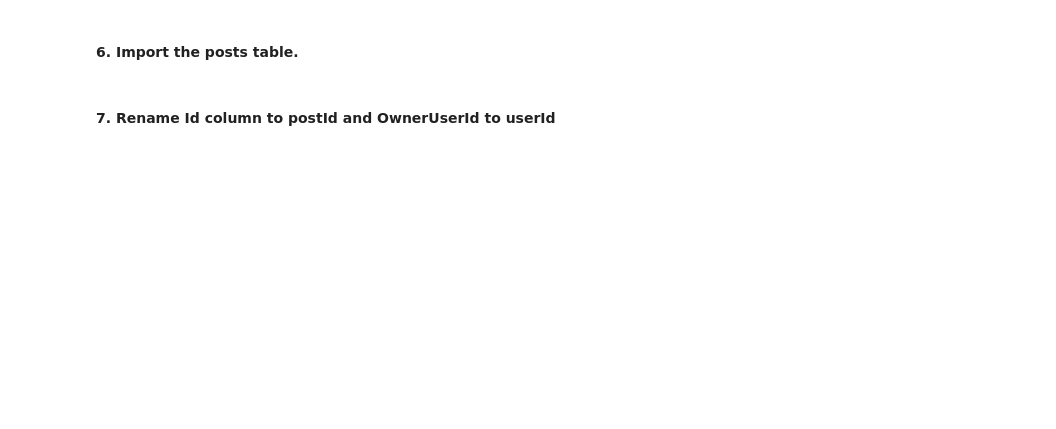
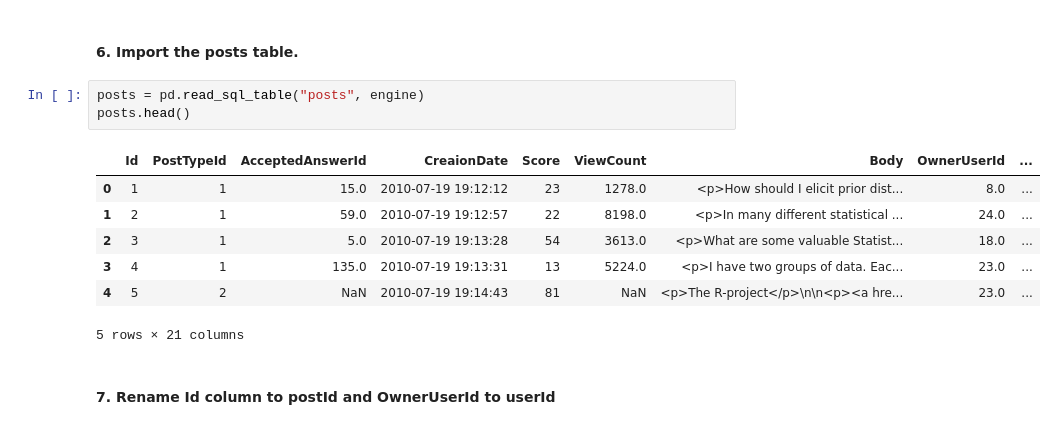
Before and after one commit to nicolas2192/dataptmad1019, a Jupyter notebook: module-1/lab-data_cleaning/your-code/main.ipynb, the cells around one changed output. Drawn from its saved outputs; the diff is of its cells as text; blank space fills up the shorter version.

```diff
--- a/module-1/lab-data_cleaning/your-code/main.ipynb
+++ b/module-1/lab-data_cleaning/your-code/main.ipynb
@@ -20,4 +32,15 @@ NameError: name 'create_engine' is not defined
 # %% [markdown]
 #### 6. Import the posts table.
+# %%
+posts = pd.read_sql_table("posts", engine)
+posts.head()
+# %% [output]
+|  | Id | PostTypeId | AcceptedAnswerId | CreaionDate | Score | ViewCount | Body | OwnerUserId | ... |
+| 0 | 1 | 1 | 15.0 | 2010-07-19 19:12:12 | 23 | 1278.0 | <p>How should I elicit prior dist... | 8.0 | ... |
+| 1 | 2 | 1 | 59.0 | 2010-07-19 19:12:57 | 22 | 8198.0 | <p>In many different statistical ... | 24.0 | ... |
+| 2 | 3 | 1 | 5.0 | 2010-07-19 19:13:28 | 54 | 3613.0 | <p>What are some valuable Statist... | 18.0 | ... |
+| 3 | 4 | 1 | 135.0 | 2010-07-19 19:13:31 | 13 | 5224.0 | <p>I have two groups of data. Eac... | 23.0 | ... |
+| 4 | 5 | 2 | NaN | 2010-07-19 19:14:43 | 81 | NaN | <p>The R-project</p>\n\n<p><a hre... | 23.0 | ... |
+5 rows × 21 columns
 # %% [markdown]
 #### 7. Rename Id column to postId and OwnerUserId to userId
```
Also changed, not shown: parts of 6 cells of this notebook.
